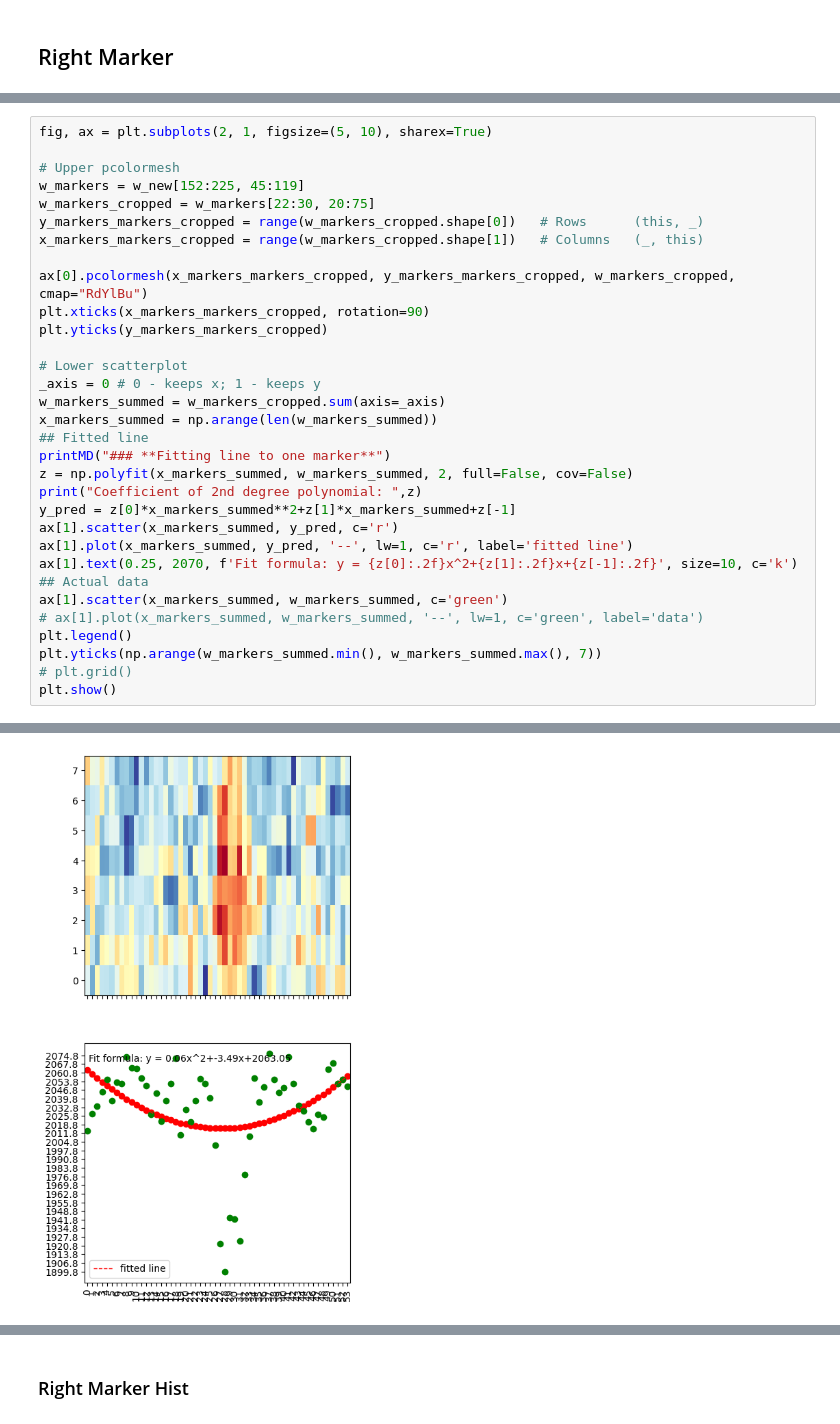
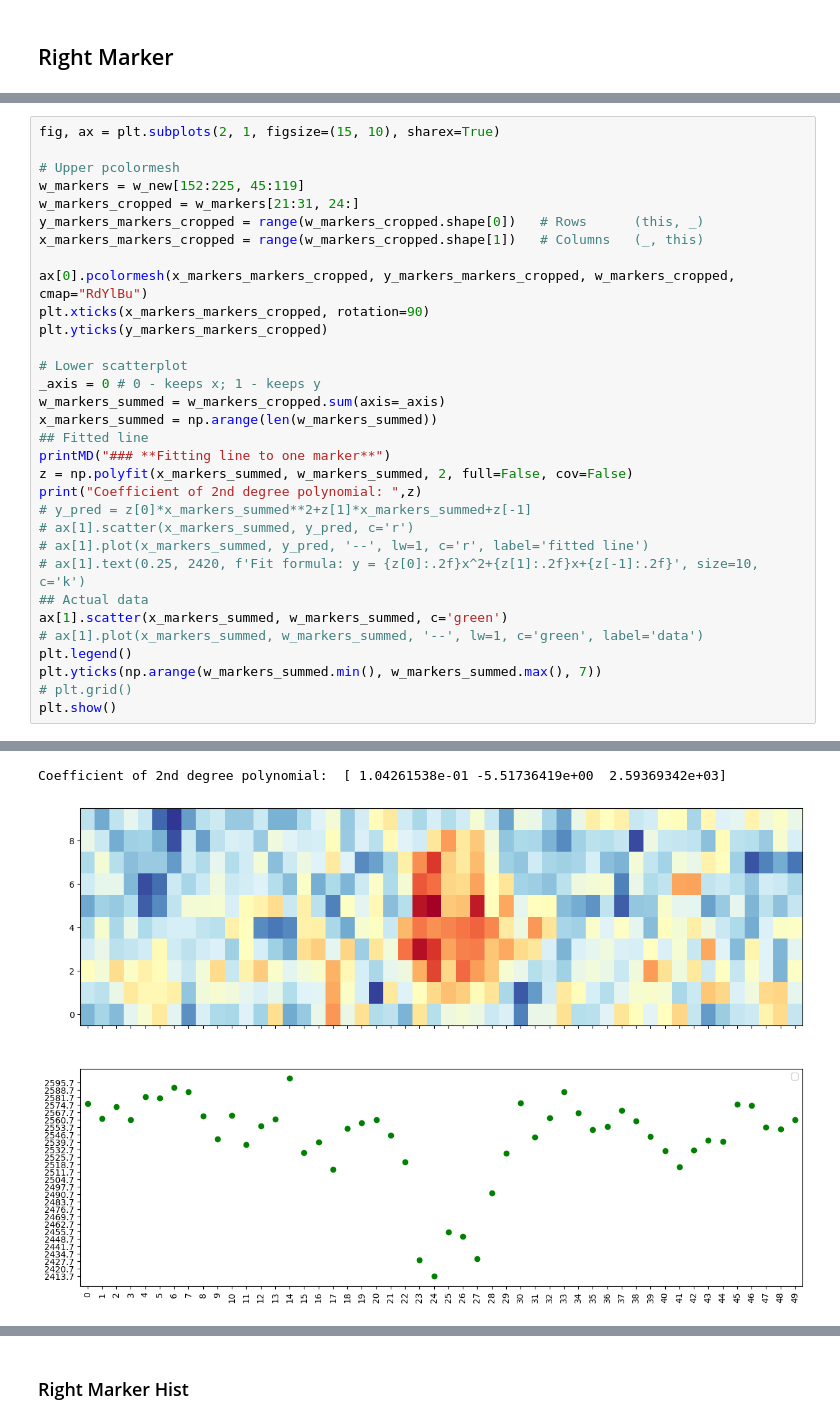
Before and after one commit to PrinceRichfather/tungsten_grate_analysis, a Jupyter notebook: analysis_nogrid.ipynb, the cells around one changed output, grey strips where cells are left out. Saved outputs shown, nothing was run; the diff lists cells and outputs as text.

```diff
--- a/analysis_nogrid.ipynb
+++ b/analysis_nogrid.ipynb
@@ -267,9 +322,9 @@ plt.show()
 # %%
-fig, ax = plt.subplots(2, 1, figsize=(5, 10), sharex=True)
+fig, ax = plt.subplots(2, 1, figsize=(15, 10), sharex=True)
 
 # Upper pcolormesh
 w_markers = w_new[152:225, 45:119]
-w_markers_cropped = w_markers[22:30, 20:75]
+w_markers_cropped = w_markers[21:31, 24:]
 y_markers_markers_cropped = range(w_markers_cropped.shape[0])   # Rows      (this, _)
 x_markers_markers_cropped = range(w_markers_cropped.shape[1])   # Columns   (_, this)
 
@@ -285,10 +340,10 @@ x_markers_summed = np.arange(len(w_markers_summed))
 printMD("### **Fitting line to one marker**")
 z = np.polyfit(x_markers_summed, w_markers_summed, 2, full=False, cov=False)
 print("Coefficient of 2nd degree polynomial: ",z)
-y_pred = z[0]*x_markers_summed**2+z[1]*x_markers_summed+z[-1]
-ax[1].scatter(x_markers_summed, y_pred, c='r')
-ax[1].plot(x_markers_summed, y_pred, '--', lw=1, c='r', label='fitted line')
-ax[1].text(0.25, 2070, f'Fit formula: y = {z[0]:.2f}x^2+{z[1]:.2f}x+{z[-1]:.2f}', size=10, c='k')
+# y_pred = z[0]*x_markers_summed**2+z[1]*x_markers_summed+z[-1]
+# ax[1].scatter(x_markers_summed, y_pred, c='r')
+# ax[1].plot(x_markers_summed, y_pred, '--', lw=1, c='r', label='fitted line')
+# ax[1].text(0.25, 2420, f'Fit formula: y = {z[0]:.2f}x^2+{z[1]:.2f}x+{z[-1]:.2f}', size=10, c='k')
 ## Actual data
 ax[1].scatter(x_markers_summed, w_markers_summed, c='green')
 # ax[1].plot(x_markers_summed, w_markers_summed, '--', lw=1, c='green', label='data')
@@ -302 +357,2 @@ Coefficient of 2nd degree polynomial:  [ 6.40479558e-02 -3.48510678e+00  2.06304
+Coefficient of 2nd degree polynomial:  [ 1.04261538e-01 -5.51736419e+00  2.59369342e+03]
-[figure, old version]
+[figure, new version]
```
Also changed, not shown: parts of 26 cells of this notebook, 10 other files.
